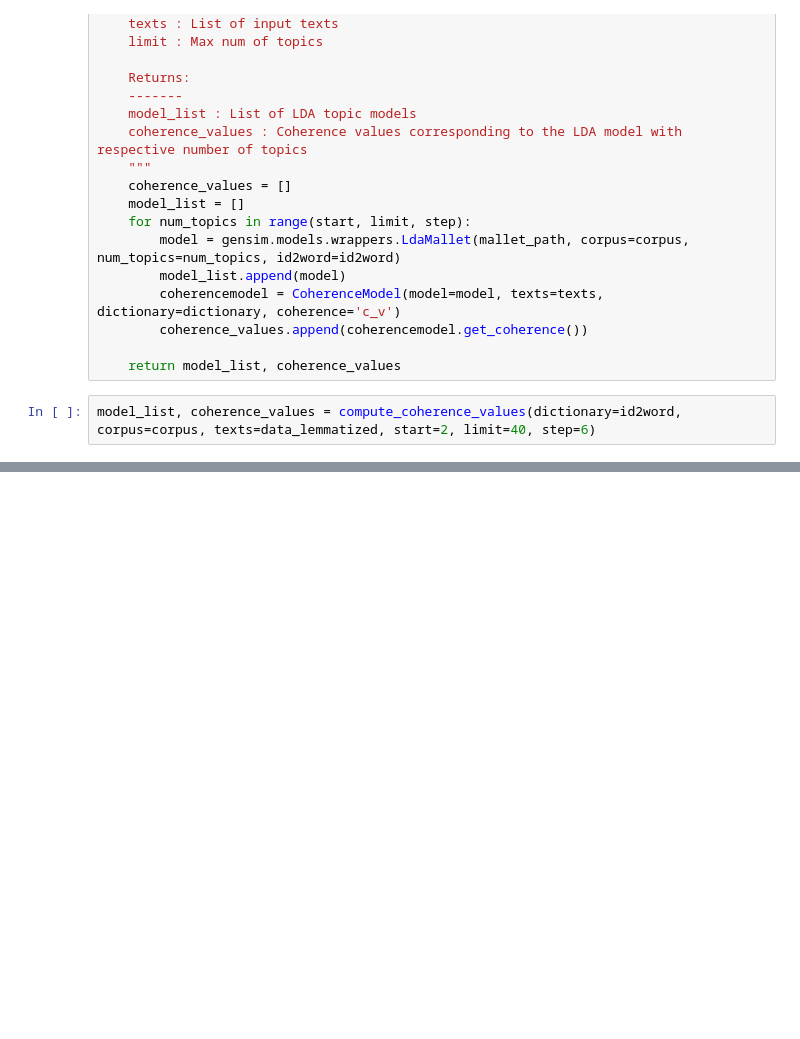
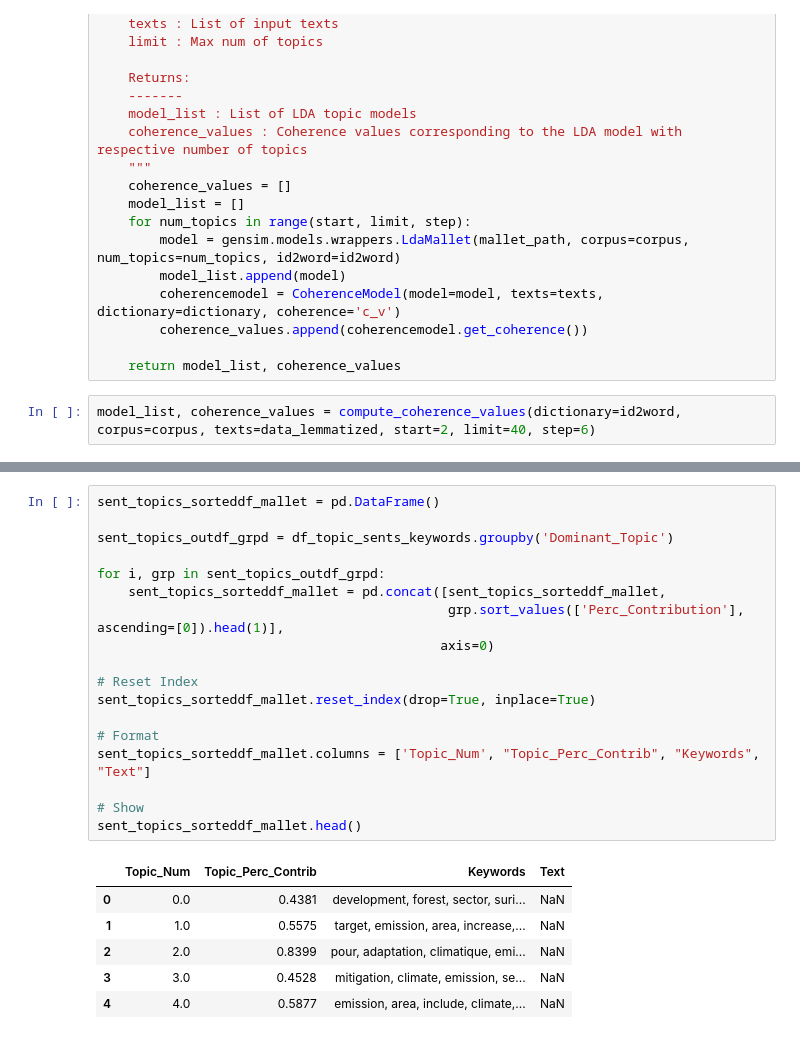
Before and after one commit to butoialexandra/Determining-country-specific-engagement-in-climate-change-policies, a Jupyter notebook: topic_modeling.ipynb, the cells around one changed output, grey strips where cells are left out. Saved outputs shown, nothing was run; the diff lists cells and outputs as text; blank space fills up the shorter version.

```diff
--- a/topic_modeling.ipynb
+++ b/topic_modeling.ipynb
@@ -444,0 +485,25 @@ pprint(optimal_model.print_topics(num_words=10))
+# %%
+sent_topics_sorteddf_mallet = pd.DataFrame()
+
+sent_topics_outdf_grpd = df_topic_sents_keywords.groupby('Dominant_Topic')
+
+for i, grp in sent_topics_outdf_grpd:
+    sent_topics_sorteddf_mallet = pd.concat([sent_topics_sorteddf_mallet,
+                                             grp.sort_values(['Perc_Contribution'], ascending=[0]).head(1)],
+                                            axis=0)
+
+# Reset Index
+sent_topics_sorteddf_mallet.reset_index(drop=True, inplace=True)
+
+# Format
+sent_topics_sorteddf_mallet.columns = ['Topic_Num', "Topic_Perc_Contrib", "Keywords", "Text"]
+
+# Show
+sent_topics_sorteddf_mallet.head()
+# %% [output]
+|  | Topic_Num | Topic_Perc_Contrib | Keywords | Text |
+| 0 | 0.0 | 0.4381 | development, forest, sector, suri... | NaN |
+| 1 | 1.0 | 0.5575 | target, emission, area, increase,... | NaN |
+| 2 | 2.0 | 0.8399 | pour, adaptation, climatique, emi... | NaN |
+| 3 | 3.0 | 0.4528 | mitigation, climate, emission, se... | NaN |
+| 4 | 4.0 | 0.5877 | emission, area, include, climate,... | NaN |
```
Also changed, not shown: parts of 13 cells of this notebook.
